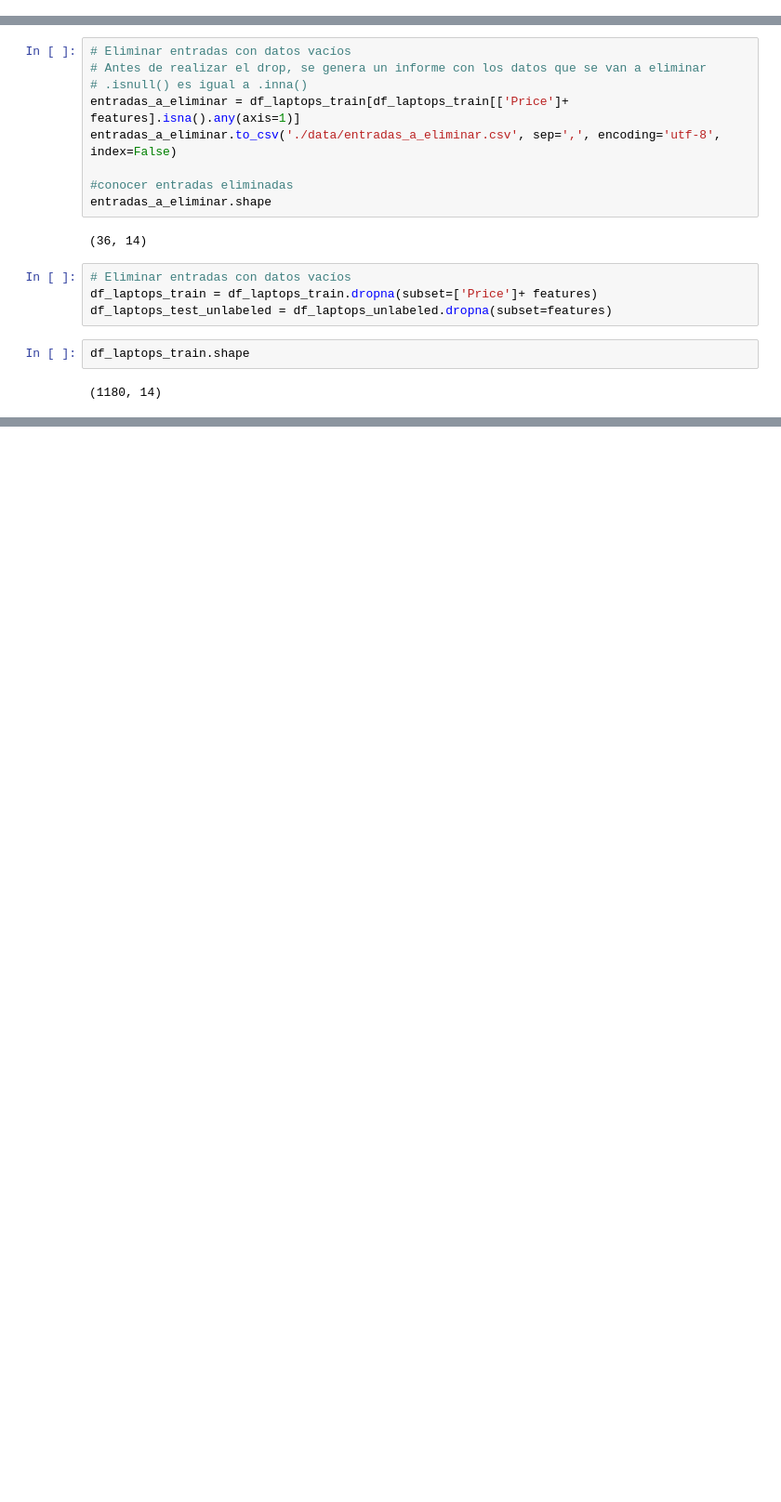
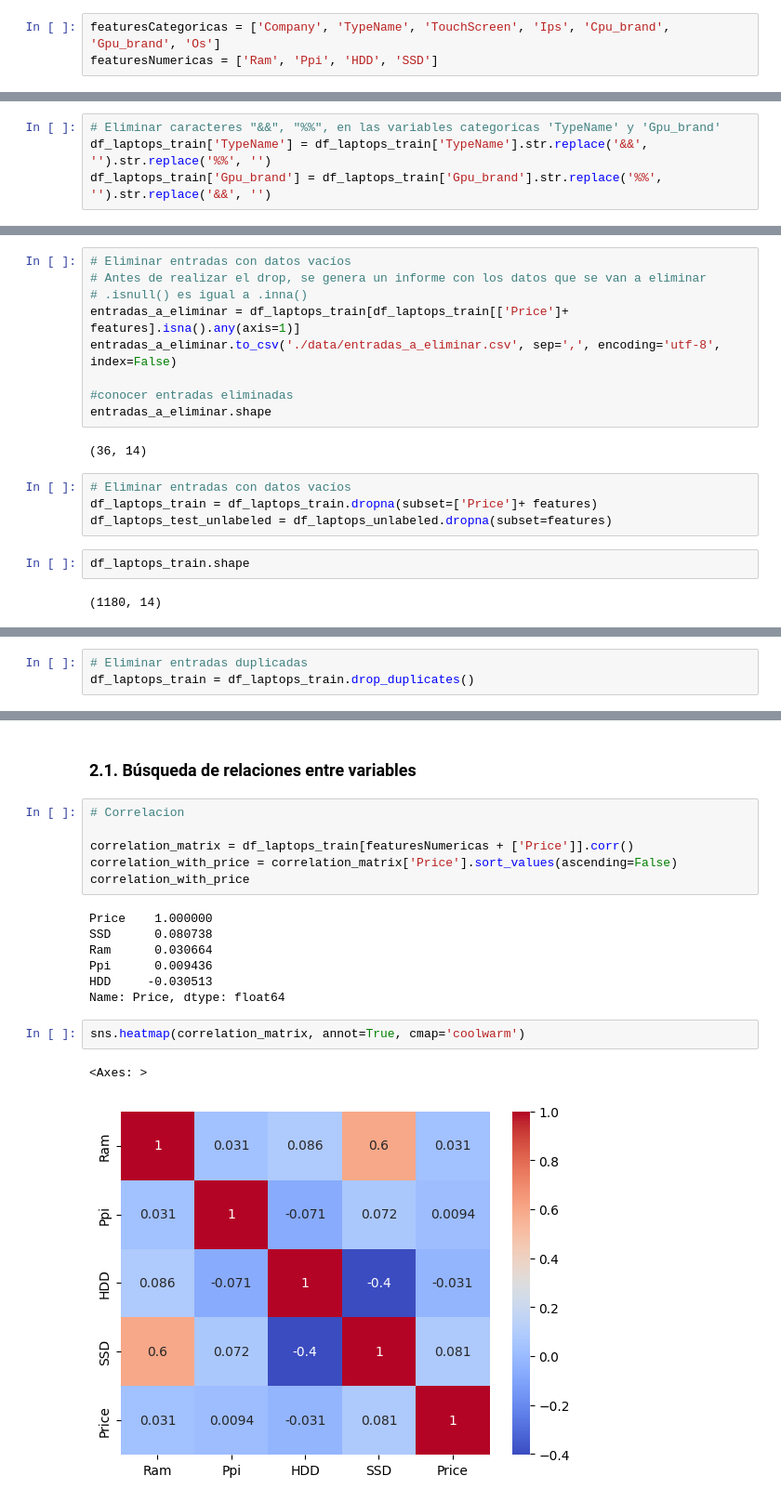
Before and after one commit to ddummann/BI-202302-1, a Jupyter notebook: Lab2/MainNotebook.ipynb, the cells around one changed output, grey strips where cells are left out. Shown: that part at 93% size. Saved outputs shown, nothing was run; the diff lists cells and outputs as text; blank space fills up the shorter version.

```diff
--- a/Lab2/MainNotebook.ipynb
+++ b/Lab2/MainNotebook.ipynb
@@ -76,0 +79,3 @@ features = [
+# %%
+featuresCategoricas = ['Company', 'TypeName', 'TouchScreen', 'Ips', 'Cpu_brand', 'Gpu_brand', 'Os']
+featuresNumericas = ['Ram', 'Ppi', 'HDD', 'SSD']
@@ -76,0 +104,4 @@ features = [
+# %%
+# Eliminar caracteres "&&", "%%", en las variables categoricas 'TypeName' y 'Gpu_brand'
+df_laptops_train['TypeName'] = df_laptops_train['TypeName'].str.replace('&&', '').str.replace('%%', '')
+df_laptops_train['Gpu_brand'] = df_laptops_train['Gpu_brand'].str.replace('%%', '').str.replace('&&', '')
@@ -113,0 +192,3 @@ df_laptops_train.shape
+# %%
+# Eliminar entradas duplicadas
+df_laptops_train = df_laptops_train.drop_duplicates()
@@ -113,0 +201,20 @@ df_laptops_train.shape
+# %% [markdown]
+### 2.1. Búsqueda de relaciones entre variables
+# %%
+# Correlacion
+
+correlation_matrix = df_laptops_train[featuresNumericas + ['Price']].corr()
+correlation_with_price = correlation_matrix['Price'].sort_values(ascending=False)
+correlation_with_price
+# %% [output]
+Price    1.000000
+SSD      0.080738
+Ram      0.030664
+Ppi      0.009436
+HDD     -0.030513
+Name: Price, dtype: float64
+# %%
+sns.heatmap(correlation_matrix, annot=True, cmap='coolwarm')
+# %% [output]
+<Axes: >
+[figure, added]
```
Also changed, not shown: parts of 12 cells of this notebook, 2 other files.
